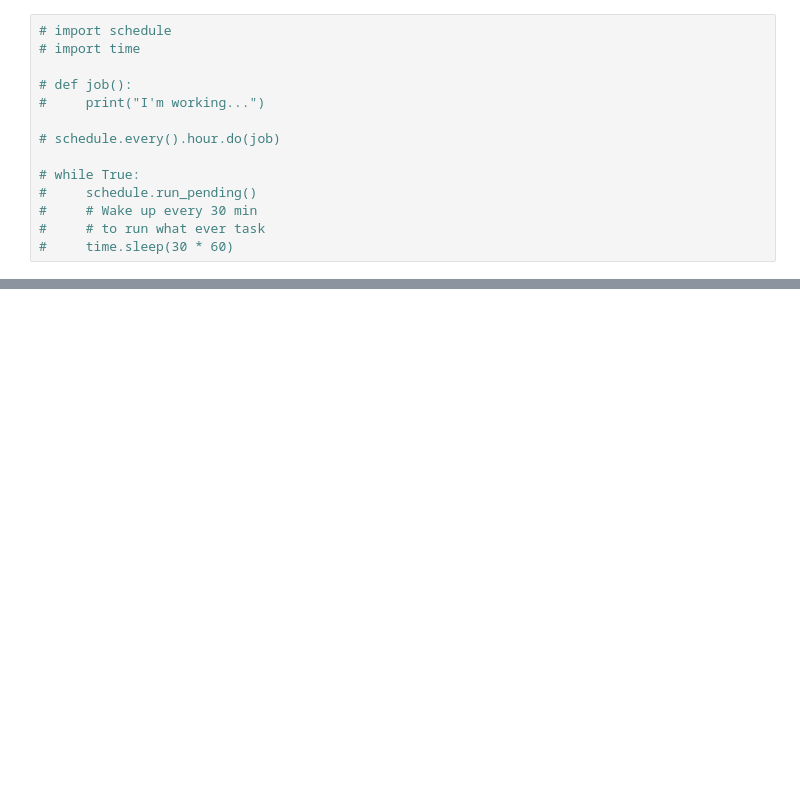
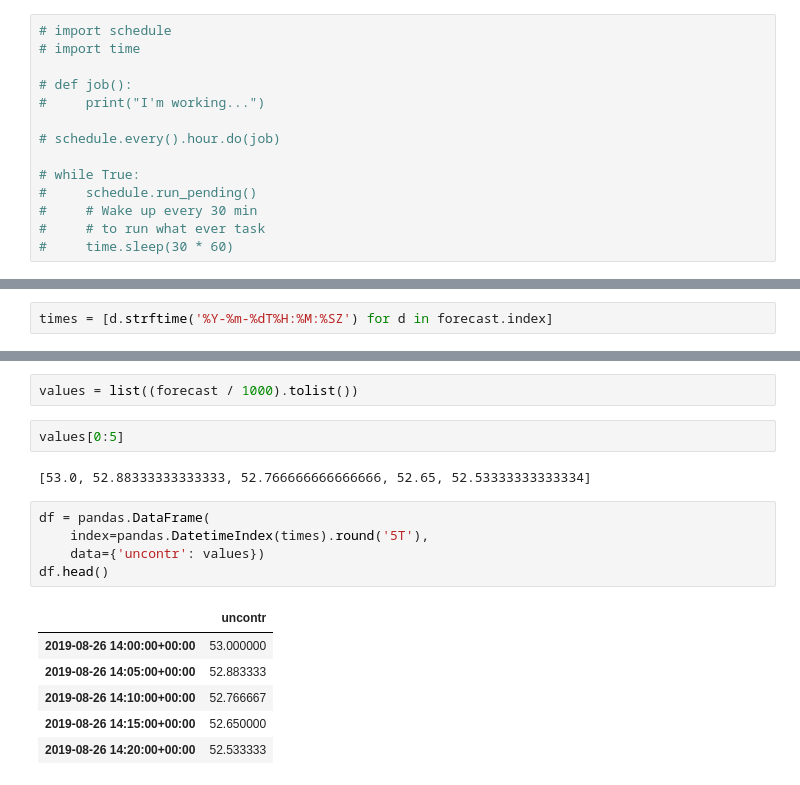
Before and after one commit to Jonathan56-archives/online_CSC_optimization, a Jupyter notebook: notebooks/fetch forecast.ipynb, the cells around one changed output, grey strips where cells are left out. Drawn from its saved outputs; the diff is of its cells as text; blank space fills up the shorter version.

```diff
--- a/notebooks/fetch forecast.ipynb
+++ b/notebooks/fetch forecast.ipynb
@@ -50 +50,3 @@ forecast.head()
 Freq: 5T, dtype: float64
+# %%
+times = [d.strftime('%Y-%m-%dT%H:%M:%SZ') for d in forecast.index]
@@ -50,0 +61,18 @@ Freq: 5T, dtype: float64
+# %%
+values = list((forecast / 1000).tolist())
+# %%
+values[0:5]
+# %% [output]
+[53.0, 52.88333333333333, 52.766666666666666, 52.65, 52.53333333333334]
+# %%
+df = pandas.DataFrame(
+    index=pandas.DatetimeIndex(times).round('5T'),
+    data={'uncontr': values})
+df.head()
+# %% [output]
+|  | uncontr |
+| 2019-08-26 14:00:00+00:00 | 53.000000 |
+| 2019-08-26 14:05:00+00:00 | 52.883333 |
+| 2019-08-26 14:10:00+00:00 | 52.766667 |
+| 2019-08-26 14:15:00+00:00 | 52.650000 |
+| 2019-08-26 14:20:00+00:00 | 52.533333 |
```
Also changed, not shown: parts of 3 cells of this notebook, 6 other files.
